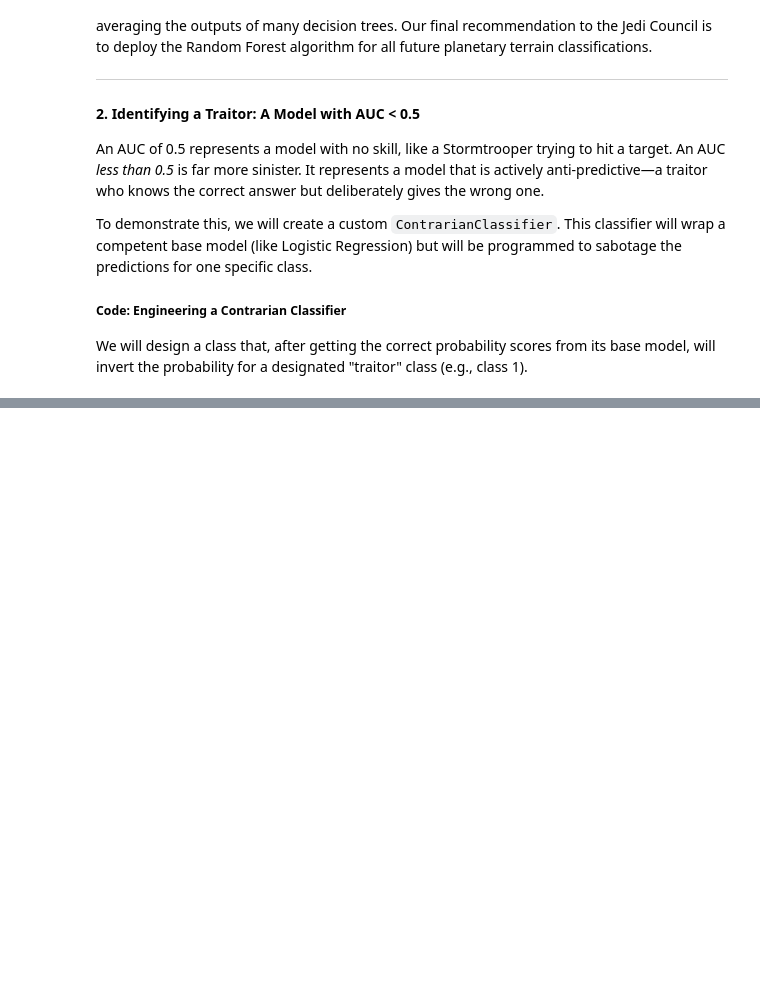
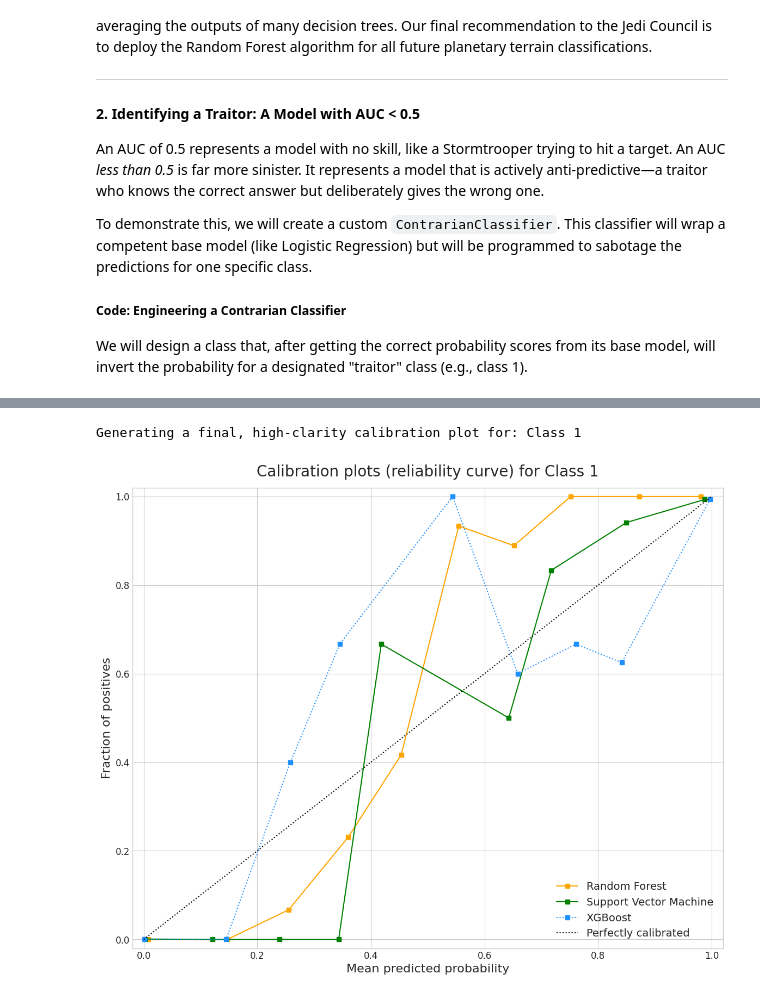
Before and after one commit to shriprasad15/DA5401-JUL-NOV-2025-assignment-7-shriprasad15, a Jupyter notebook: da25e054.ipynb, the cells around one changed output, grey strips where cells are left out. Saved outputs shown, nothing was run; the diff lists cells and outputs as text; code cells hidden in the pictures; blank space fills up the shorter version.

```diff
--- a/da25e054.ipynb
+++ b/da25e054.ipynb
@@ -648,0 +786,42 @@ The visualization confirms our suspicions. For Class 1, the `ContrarianClassifie
+# %%
+from sklearn.calibration import calibration_curve
+import matplotlib.pyplot as plt
+
+class_to_analyze_idx = 0
+class_name = le.classes_[class_to_analyze_idx]
+
+print(f"Generating a final, high-clarity calibration plot for: Class {class_name}\n")
+
+y_true_binary = (y_test_encoded == class_to_analyze_idx)
+
+fig, ax = plt.subplots(figsize=(14, 11))
+plt.style.use('seaborn-v0_8-whitegrid')
+
+
+y_prob_rf = y_probas_elite["Random Forest"][:, class_to_analyze_idx]
+prob_true_rf, prob_pred_rf = calibration_curve(y_true_binary, y_prob_rf, n_bins=10, strategy='uniform')
+ax.plot(prob_pred_rf, prob_true_rf, color='orange', marker='s', linestyle='-', label='Random Forest')
+
+y_prob_svc = y_probas_elite["SVC"][:, class_to_analyze_idx]
+prob_true_svc, prob_pred_svc = calibration_curve(y_true_binary, y_prob_svc, n_bins=10, strategy='uniform')
+ax.plot(prob_pred_svc, prob_true_svc, color='green', marker='s', linestyle='-', label='Support Vector Machine')
+
+y_prob_xgb = y_probas_elite["XGBoost"][:, class_to_analyze_idx]
+prob_true_xgb, prob_pred_xgb = calibration_curve(y_true_binary, y_prob_xgb, n_bins=10, strategy='uniform')
+ax.plot(prob_pred_xgb, prob_true_xgb, color='dodgerblue', marker='s', linestyle=':', label='XGBoost')
+
+
+ax.plot([0, 1], [0, 1], 'k:', lw=1.5, label='Perfectly calibrated')
+
+ax.set_title(f'Calibration plots (reliability curve) for Class {class_name}', fontsize=20, pad=15)
+ax.set_xlabel('Mean predicted probability', fontsize=16)
+ax.set_ylabel('Fraction of positives', fontsize=16)
+ax.legend(loc='lower right', fontsize=14) # Auto-legend is now clear and sufficient
+ax.tick_params(axis='both', which='major', labelsize=12)
+ax.set_xlim([-0.02, 1.02])
+ax.set_ylim([-0.02, 1.02])
+
+plt.show()
+# %% [output]
+Generating a final, high-clarity calibration plot for: Class 1
+[figure, added]
```
Also changed, not shown: parts of 24 cells of this notebook.
